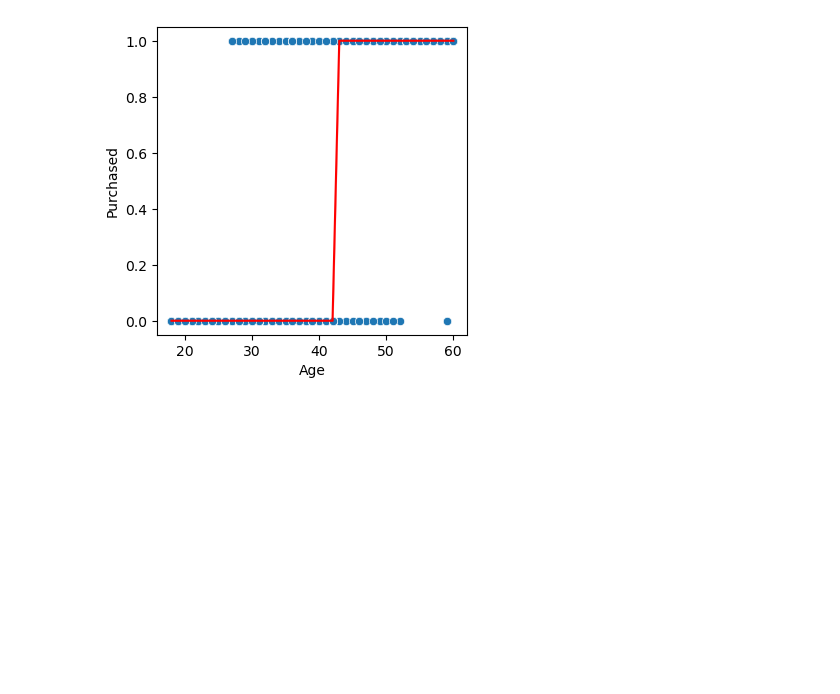
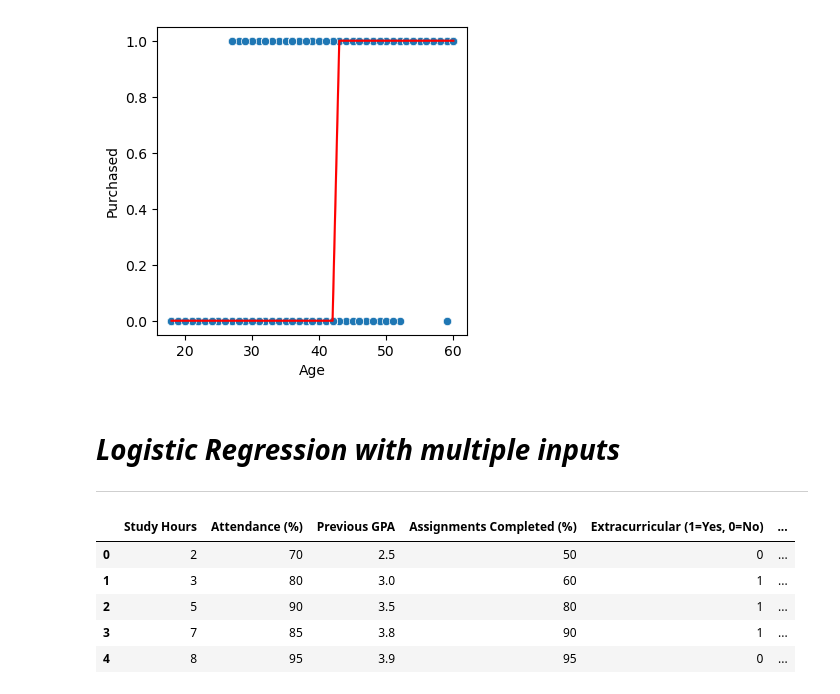
Before and after one commit to deepaknandeshwar17/Machine_Learning_practice, a Jupyter notebook: ml3.ipynb, the cells around one changed output. Cells and saved outputs as stored; diff of their text form; code cells hidden in the pictures; blank space fills up the shorter version.

```diff
--- a/ml3.ipynb
+++ b/ml3.ipynb
@@ -56,3 +56,28 @@ sns.lineplot(x="Age", y=lr.predict(x), data=socialdata, color='red')
 plt.show()
 # %% [output]
 [figure]
+# %% [markdown]
+# ***Logistic Regression with multiple inputs***
+---
+# %%
+import pandas as pd
+
+# Creating the DataFrame
+data = {
+    'Study Hours': [2, 3, 5, 7, 8, 4, 6, 5, 3, 4, 9, 10, 3, 6, 7, 5, 8, 9, 2, 1],
+    'Attendance (%)': [70, 80, 90, 85, 95, 60, 75, 85, 50, 65, 98, 90, 40, 85, 88, 80, 92, 97, 55, 45],
+    'Previous GPA': [2.5, 3.0, 3.5, 3.8, 3.9, 2.8, 3.2, 3.1, 2.6, 2.9, 3.9, 3.6, 2.4, 3.5, 3.7, 3.3, 3.8, 4.0, 2.3, 2.0],
+    'Assignments Completed (%)': [50, 60, 80, 90, 95, 55, 70, 85, 40, 60, 99, 92, 35, 88, 90, 83, 96, 98, 45, 30],
+    'Extracurricular (1=Yes, 0=No)': [0, 1, 1, 1, 0, 0, 1, 0, 0, 1, 1, 1, 0, 1, 1, 0, 1, 1, 0, 0],
+    'Pass (1=Yes, 0=No)': [0, 0, 1, 1, 1, 0, 1, 1, 0, 0, 1, 1, 0, 1, 1, 1, 1, 1, 0, 0]
+}
+
+studydata = pd.DataFrame(data)
+studydata.head()
+# %% [output]
+|  | Study Hours | Attendance (%) | Previous GPA | Assignments Completed (%) | Extracurricular (1=Yes, 0=No) | ... |
+| 0 | 2 | 70 | 2.5 | 50 | 0 | ... |
+| 1 | 3 | 80 | 3.0 | 60 | 1 | ... |
+| 2 | 5 | 90 | 3.5 | 80 | 1 | ... |
+| 3 | 7 | 85 | 3.8 | 90 | 1 | ... |
+| 4 | 8 | 95 | 3.9 | 95 | 0 | ... |
```
Also changed, not shown: parts of 12 cells of this notebook.
